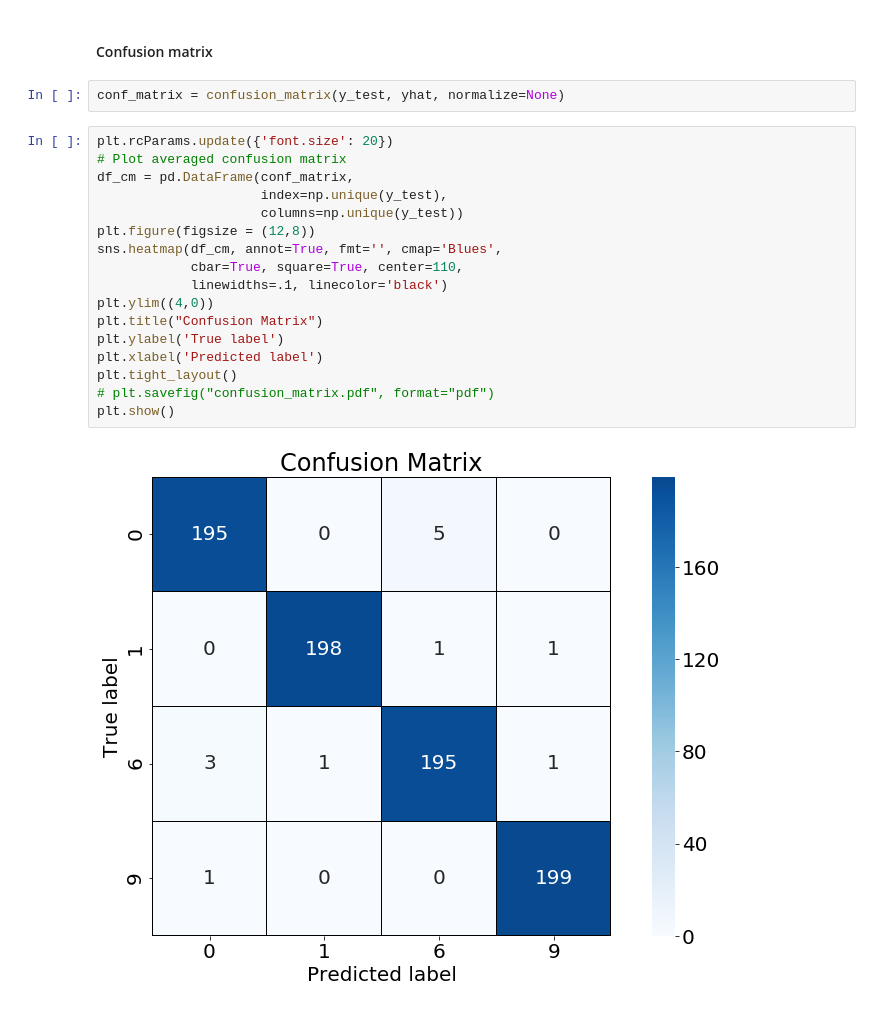
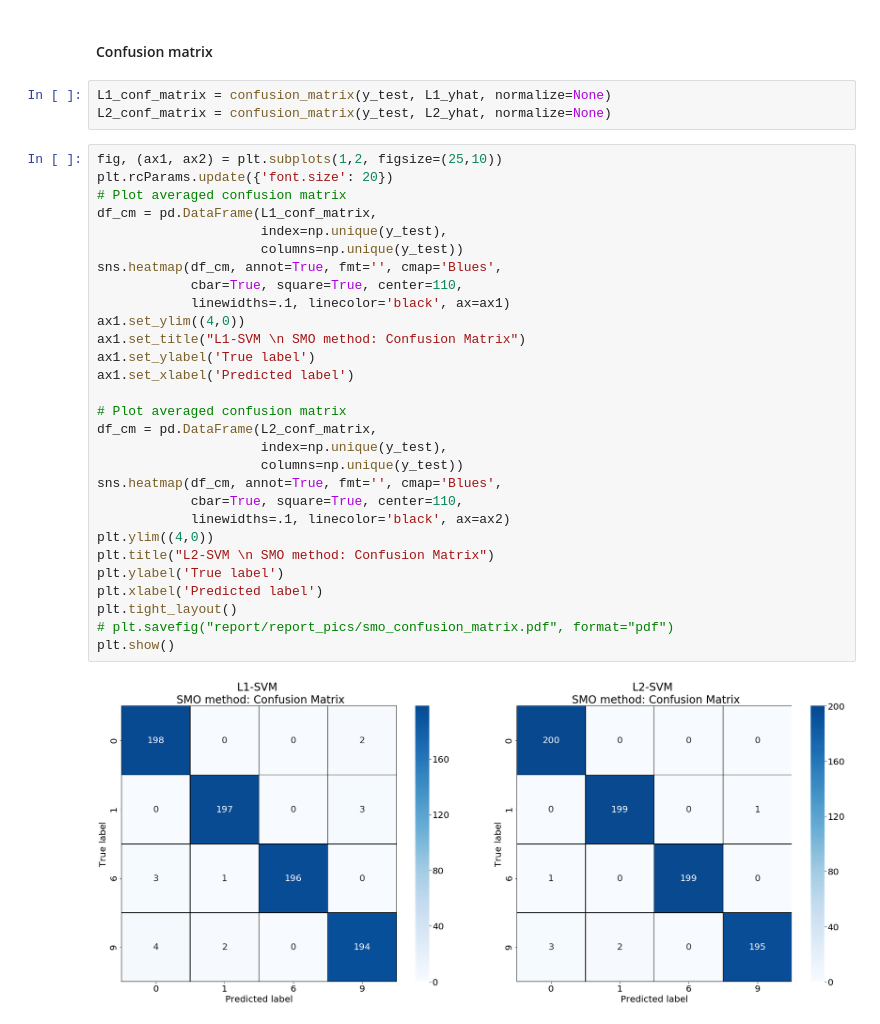
Before and after one commit to udeepam/svm, a Jupyter notebook: notebooks/main.ipynb, the cells around one changed output. Saved outputs shown, nothing was run; the diff lists cells and outputs as text.

```diff
--- a/notebooks/main.ipynb
+++ b/notebooks/main.ipynb
@@ -476,23 +233,36 @@ plt.show()
 # %% [markdown]
 #### Confusion matrix
-# %%
-conf_matrix = confusion_matrix(y_test, yhat, normalize=None)
+# %%
+L1_conf_matrix = confusion_matrix(y_test, L1_yhat, normalize=None)
+L2_conf_matrix = confusion_matrix(y_test, L2_yhat, normalize=None)
 # %%
+fig, (ax1, ax2) = plt.subplots(1,2, figsize=(25,10))
 plt.rcParams.update({'font.size': 20})
 # Plot averaged confusion matrix
-df_cm = pd.DataFrame(conf_matrix,
+df_cm = pd.DataFrame(L1_conf_matrix,
                      index=np.unique(y_test),
                      columns=np.unique(y_test))
-plt.figure(figsize = (12,8))
 sns.heatmap(df_cm, annot=True, fmt='', cmap='Blues',
             cbar=True, square=True, center=110,
-            linewidths=.1, linecolor='black')
+            linewidths=.1, linecolor='black', ax=ax1)
+ax1.set_ylim((4,0))
+ax1.set_title("L1-SVM \n SMO method: Confusion Matrix")
+ax1.set_ylabel('True label')
+ax1.set_xlabel('Predicted label')
+
+# Plot averaged confusion matrix
+df_cm = pd.DataFrame(L2_conf_matrix,
+                     index=np.unique(y_test),
+                     columns=np.unique(y_test))
+sns.heatmap(df_cm, annot=True, fmt='', cmap='Blues',
+            cbar=True, square=True, center=110,
+            linewidths=.1, linecolor='black', ax=ax2)
 plt.ylim((4,0))
-plt.title("Confusion Matrix")
+plt.title("L2-SVM \n SMO method: Confusion Matrix")
 plt.ylabel('True label')
 plt.xlabel('Predicted label')
 plt.tight_layout()
-# plt.savefig("confusion_matrix.pdf", format="pdf")
+# plt.savefig("report/report_pics/smo_confusion_matrix.pdf", format="pdf")
 plt.show()
 # %% [output]
-[figure, old version]
+[figure, new version]
```
Also changed, not shown: parts of 17 cells of this notebook, 9 other files.
